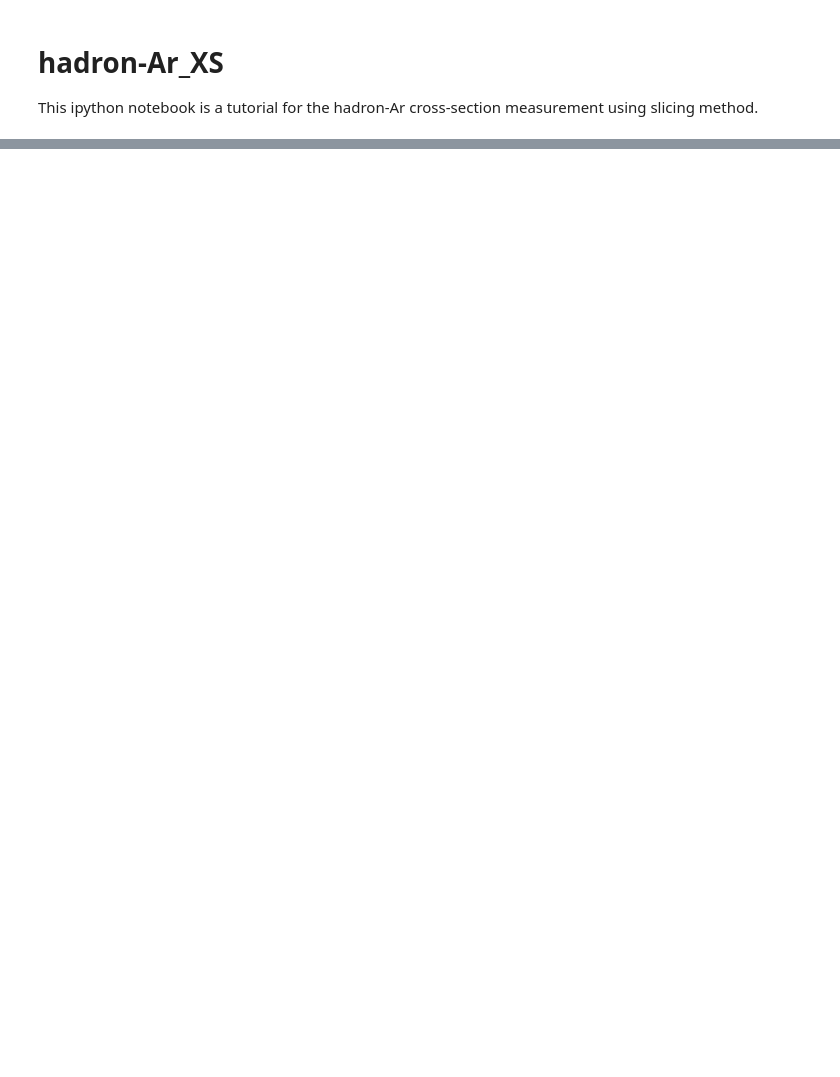
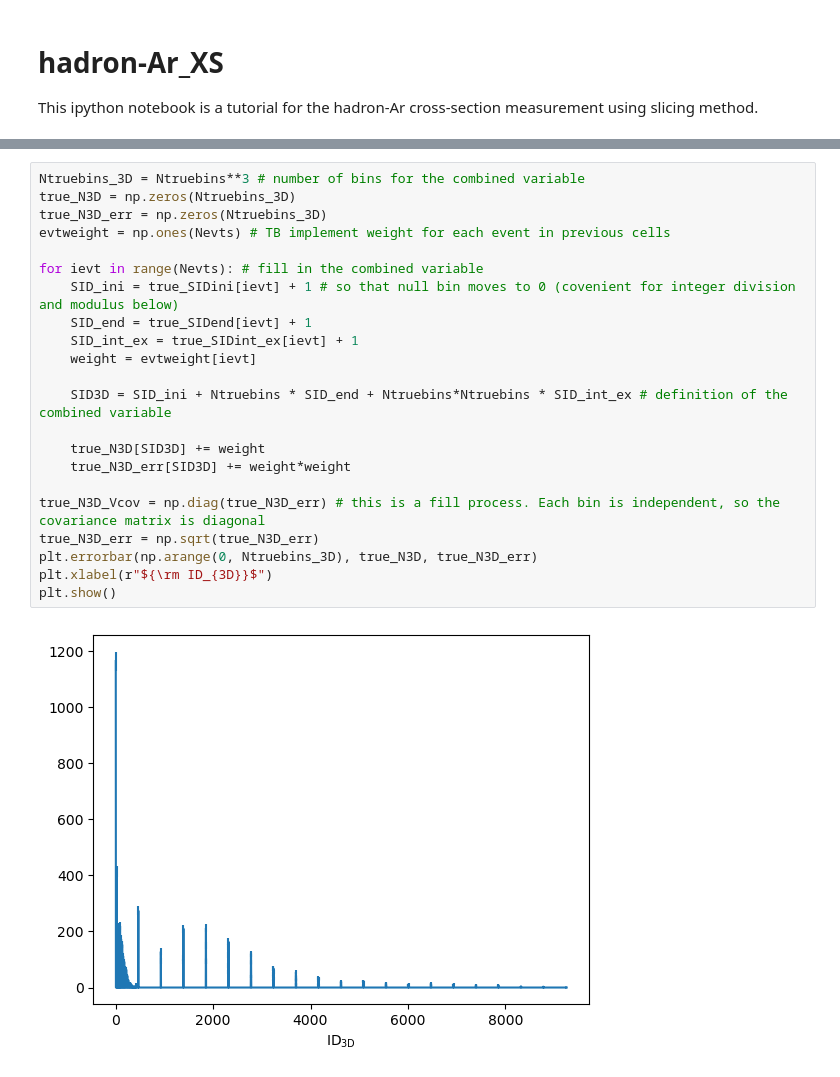
Before and after one commit to Yinrui-Liu/hadron-Ar_XS, a Jupyter notebook: hadron-Ar_XS.ipynb, the cells around one changed output, grey strips where cells are left out. Drawn from its saved outputs; the diff is of its cells as text; blank space fills up the shorter version.

```diff
--- a/hadron-Ar_XS.ipynb
+++ b/hadron-Ar_XS.ipynb
@@ -272,0 +280,24 @@ plt.show()
+# %%
+Ntruebins_3D = Ntruebins**3 # number of bins for the combined variable
+true_N3D = np.zeros(Ntruebins_3D)
+true_N3D_err = np.zeros(Ntruebins_3D)
+evtweight = np.ones(Nevts) # TB implement weight for each event in previous cells
+
+for ievt in range(Nevts): # fill in the combined variable
+    SID_ini = true_SIDini[ievt] + 1 # so that null bin moves to 0 (covenient for integer division and modulus below)
+    SID_end = true_SIDend[ievt] + 1
+    SID_int_ex = true_SIDint_ex[ievt] + 1
+    weight = evtweight[ievt]
+
+    SID3D = SID_ini + Ntruebins * SID_end + Ntruebins*Ntruebins * SID_int_ex # definition of the combined variable
+
+    true_N3D[SID3D] += weight
+    true_N3D_err[SID3D] += weight*weight
+
+true_N3D_Vcov = np.diag(true_N3D_err) # this is a fill process. Each bin is independent, so the covariance matrix is diagonal
+true_N3D_err = np.sqrt(true_N3D_err)
+plt.errorbar(np.arange(0, Ntruebins_3D), true_N3D, true_N3D_err)
+plt.xlabel(r"${\rm ID_{3D}}$")
+plt.show()
+# %% [output]
+[figure, added]
```
Also changed, not shown: parts of 33 cells of this notebook.
